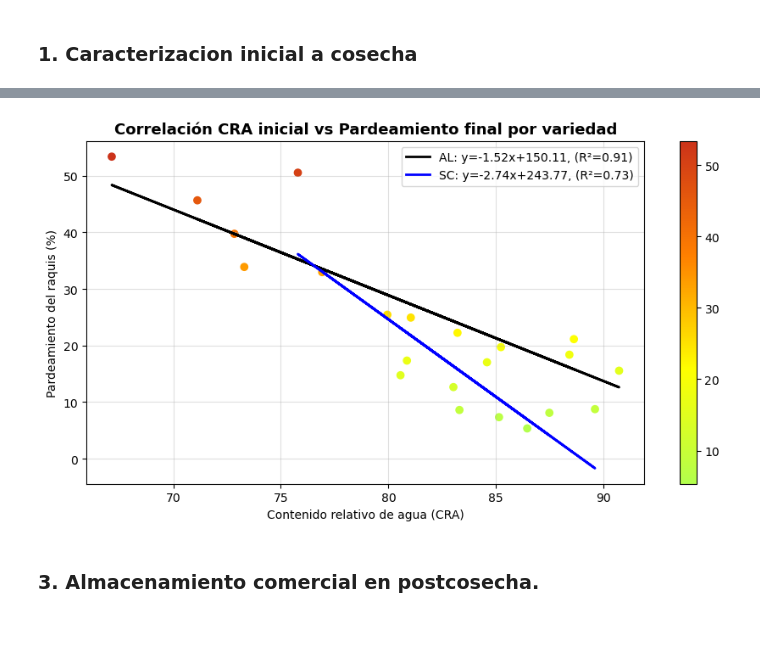
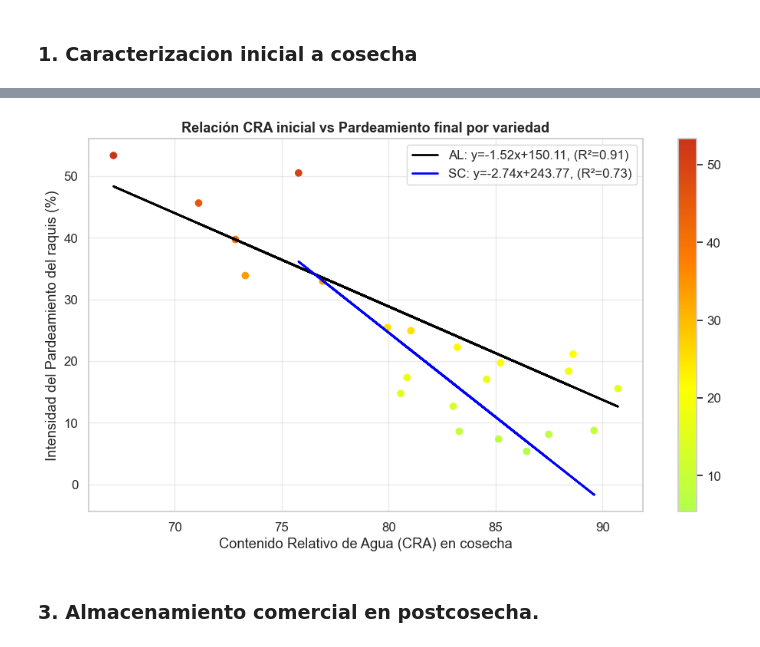
Before and after one commit to stwar7/Uva-de-mesa-2025, a Jupyter notebook: Scripts/pardeamiento_uva.ipynb, the cells around one changed output, grey strips where cells are left out. Saved outputs shown, nothing was run; the diff lists cells and outputs as text; code cells hidden in the pictures.

```diff
--- a/Scripts/pardeamiento_uva.ipynb
+++ b/Scripts/pardeamiento_uva.ipynb
@@ -151,6 +157,6 @@ plt.show()
 # %%
 # 2  Correlacion de acuerdo CRA vs pardeamiento -----------------------------------------------------------------------
-datos_CRA = pd.read_csv('datos/Contenido relativo de agua.csv', sep= ';')
+datos_CRA = pd.read_csv(r'../datos/Contenido relativo de agua.csv', sep=';')
 
 #datos_CRA.info()
 
@@ -168,6 +174,7 @@ Pardo_t10 = df[df['Tiempo'] == 'T10']
 #print(Pardo_t10.columns)
 
 #Calculamso en promedio pardeamiento T10
+
 Pardo_promedio_T10 = (
     Pardo_t10
     .groupby(['Productor', 'Variedad', 'Color', 'Tratamientos'])['Pardo']
@@ -179,11 +186,9 @@ Pardo_promedio_T10 = (
 CAR_VS_PAR = pd.merge(
     CRA_promedio_T0,
     Pardo_promedio_T10,
-    on=['Productor','Variedad', 'Color','Tratamientos']
+    on=['Productor', 'Variedad', 'Color', 'Tratamientos']
 )
-#visualizamos
-#CAR_VS_PAR.head()
-#CAR_VS_PAR.info()
+
 
 colors = [
     (0.7, 1.0, 0.3),   # Verde amarillento
@@ -194,43 +199,43 @@ colors = [
 cmap_rav1 = mcolors.LinearSegmentedColormap.from_list("verde_a_pardo", colors, N=256)
 
 # --- Crear gráfico de correlación CAR vs Pardo ---
-plt.figure(figsize=(9, 5))
+plt.figure(figsize=(10, 6))
 variedades = CAR_VS_PAR['Variedad'].unique()
 colores_linea = ['black', 'blue']
 
 # Dispersión global
 sc = plt.scatter(CAR_VS_PAR['CAR'], CAR_VS_PAR['Pardo'], c=CAR_VS_PAR['Pardo'], cmap= cmap_rav1)
 
 # Regresión lineal por variedad
 for i, variedad in enumerate(variedades):
     datos = CAR_VS_PAR[CAR_VS_PAR['Variedad'] == variedad]
     X = datos[['CAR']].values
     y = datos['Pardo'].values
 
     modelo = LinearRegression()
     modelo.fit(X, y)
     y_pred = modelo.predict(X)
 
     r2 = r2_score(y, y_pred)
     pendiente = modelo.coef_[0]
     intercepto = modelo.intercept_
 
     plt.plot(X, y_pred,
              color=colores_linea[i % len(colores_linea)],
              lw=2,
              label=f'{variedad}: y={pendiente:.2f}x+{intercepto:.2f}, (R²={r2:.2f})')
 
 # --- Formato final ---
-plt.xlabel('Contenido relativo de agua (CRA)')
-plt.ylabel('Pardeamiento del raquis (%)')
-plt.title('Correlación CRA inicial vs Pardeamiento final por variedad', fontsize=13, weight='bold')
+plt.xlabel('Contenido Relativo de Agua (CRA) en cosecha')
+plt.ylabel('Intensidad del Pardeamiento del raquis (%)')
+plt.title('Relación CRA inicial vs Pardeamiento final por variedad', fontsize=13, weight='bold')
 plt.colorbar()
 plt.grid(alpha=0.4)
 plt.legend(frameon=True)
 plt.tight_layout()
 plt.show()
 # %% [output]
-[figure, old version]
+[figure, new version]
 # %% [markdown]
 ### 3. Almacenamiento comercial en postcosecha.
 # %% [markdown]
```
Also changed, not shown: parts of 8 cells of this notebook, 57 other files.
